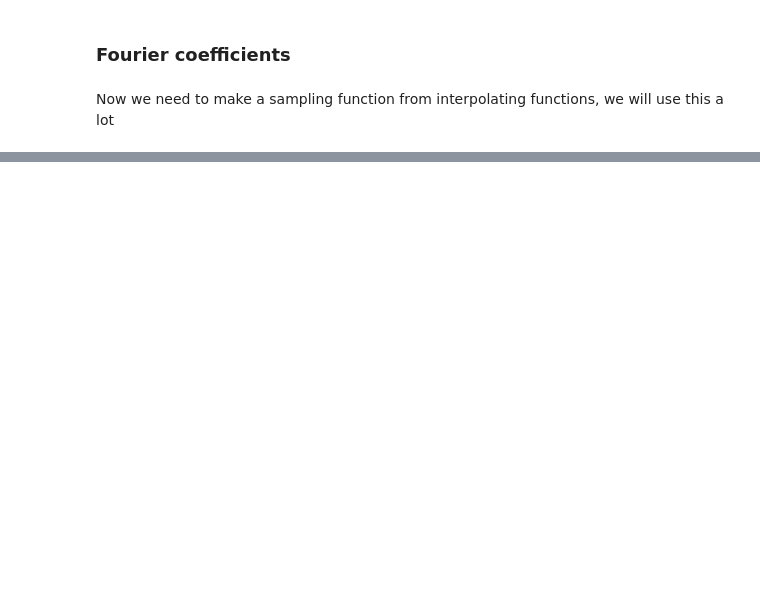
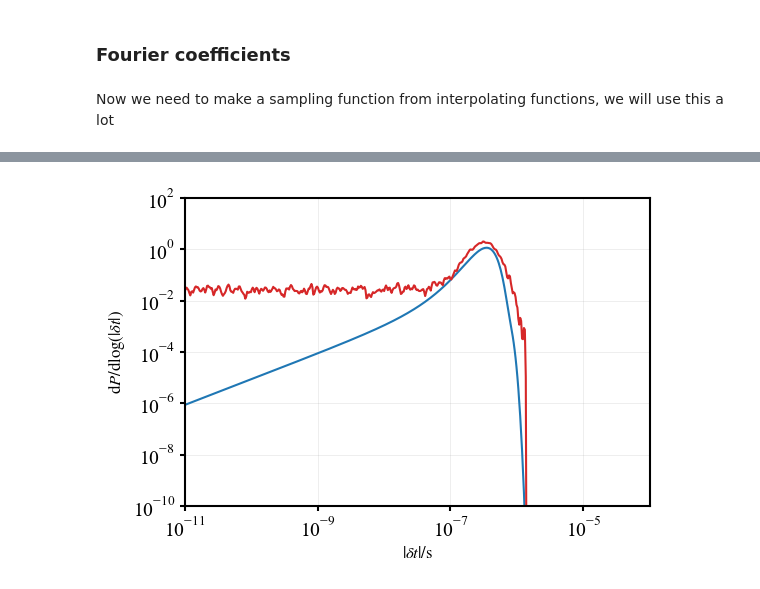
Before and after one commit to jurrutiaGW/SMBH_luminosity_function, a Jupyter notebook: SMBH_luminosity.ipynb, the cells around one changed output, grey strips where cells are left out. Drawn from its saved outputs; the diff is of its cells as text; code cells hidden in the pictures; blank space fills up the shorter version.

```diff
--- a/SMBH_luminosity.ipynb
+++ b/SMBH_luminosity.ipynb
@@ -911,0 +825,20 @@ plt.show()
+# %%
+datbin = SSources(dR_dlogMcdetaIG, 1, 15*1e-9, 5/8, 8/3)
+
+datf1 = []
+
+datbin_array = np.array(datbin)
+
+for l in range(0,14):
+    freq = flist[l - 1]
+    forb_all = datbin_array[:, :, 1]
+    A_all = datbin_array[:, :, 0]
+    Psi_all = datbin_array[:, :, 3]
+    R_all = datbin_array[:, :, 2]
+
+    # Compute Delta_kF for all realizations and all sources at once
+    delta_values =  Delta_kF( A_all, forb_all, freq, Psi_all, R_all, Tp)
+
+    # Sum over sources (axis=1) for each realization
+    results = np.abs(np.sum(delta_values, axis=1))
+    datf1.append([freq, results.tolist()])
@@ -911,0 +1084,27 @@ plt.show()
+# %%
+# KDE
+kde = gaussian_kde(datf1[0][1])
+kde.set_bandwidth(bw_method=4)
+x = 10**np.linspace(-11,-4, 500)
+density = x*kde(x)
+
+x2 = 10**np.linspace(-11,-4, 500)
+NANOgrav = PNG15[0][1](np.log10(x2))
+
+# Plot histogram and KDE curve
+plt.figure(figsize=(6,4))
+plt.plot(x, density, color='tab:blue')
+plt.plot(x2, NANOgrav, color='tab:red')
+plt.xlim(1e-11, 1e-4)   # Set x-axis range
+plt.ylim(1e-10, 1e2)      # Set y-axis range (example values)
+# Log scales
+plt.xscale('log')
+plt.yscale('log')
+# Labels with optional LaTeX formatting
+plt.xlabel(r'$|\delta t|/{\rm s}$', fontsize=12)
+plt.ylabel(r'${\rm d}P/{\rm d}\log(|\delta t|)$', fontsize=12)
+# Grid for both major and minor ticks
+plt.grid(True, alpha=0.3, which='both', linestyle='-', linewidth=0.5)
+plt.show()
+# %% [output]
+[figure, added]
```
Also changed, not shown: parts of 45 cells of this notebook, 3 other files.
